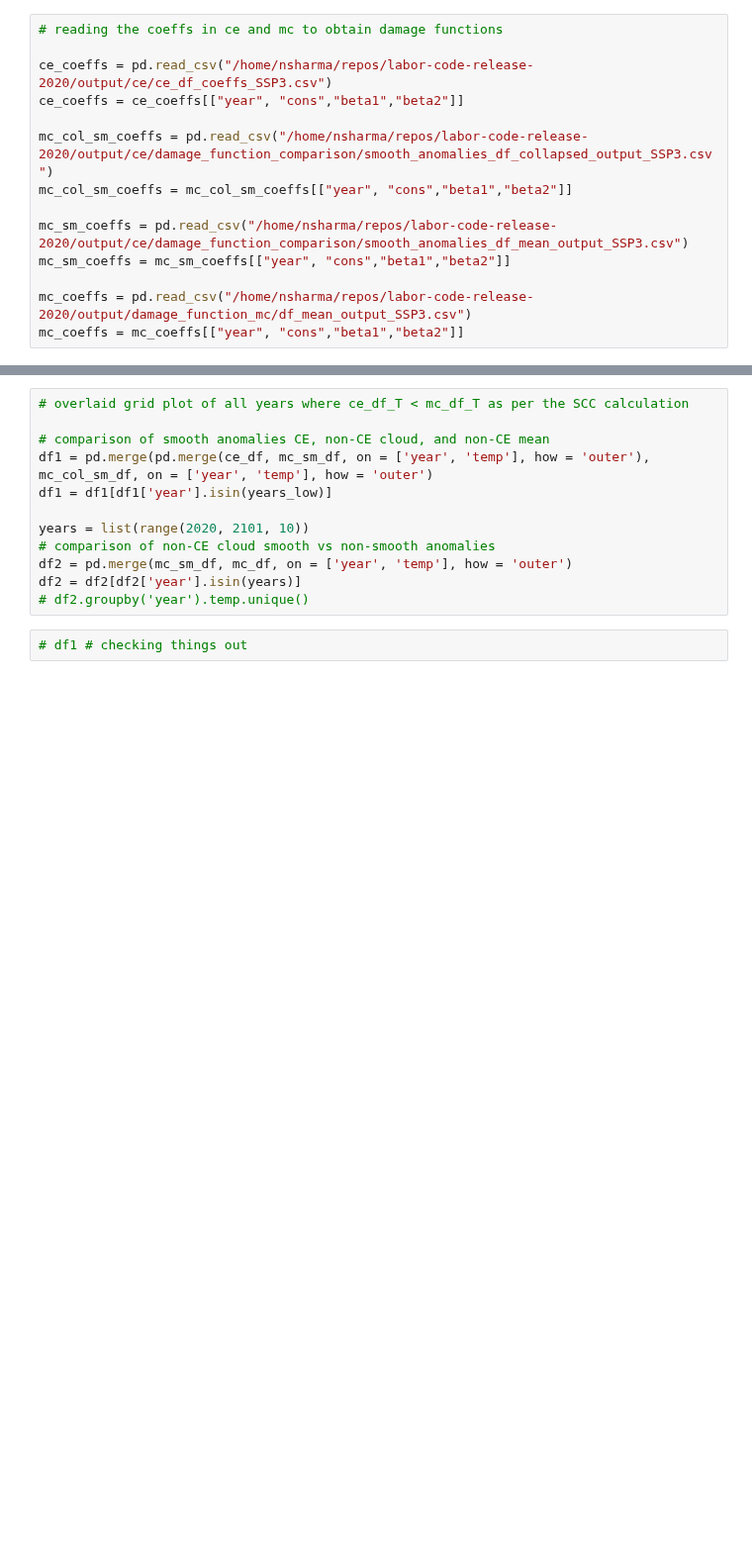
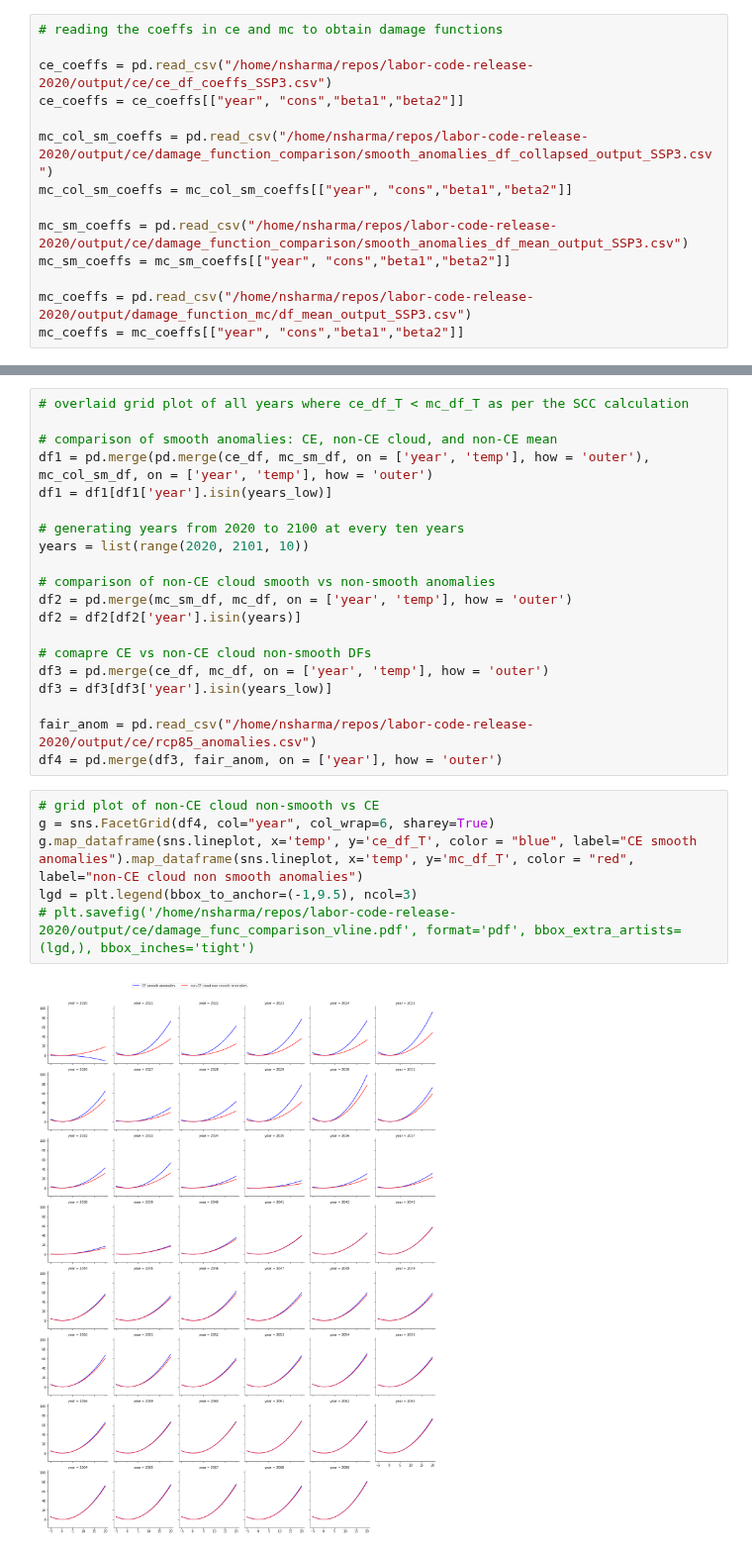
Before and after one commit to ClimateImpactLab/labor-code-release-2020, a Jupyter notebook: 4_post_projection/ce/2_scc/ce_og_SCC_comparison.ipynb, the cells around one changed output, grey strips where cells are left out. Shown at 99% size. Saved outputs shown, nothing was run; the diff lists cells and outputs as text; blank space fills up the shorter version.

```diff
--- a/4_post_projection/ce/2_scc/ce_og_SCC_comparison.ipynb
+++ b/4_post_projection/ce/2_scc/ce_og_SCC_comparison.ipynb
@@ -113,15 +167,29 @@ mc_df['mc_df_T'] = (mc_df.cons + mc_df.temp * mc_df.beta1 + mc_df.temp**2 * mc_d
 # %%
 # overlaid grid plot of all years where ce_df_T < mc_df_T as per the SCC calculation
 
-# comparison of smooth anomalies CE, non-CE cloud, and non-CE mean
+# comparison of smooth anomalies: CE, non-CE cloud, and non-CE mean
 df1 = pd.merge(pd.merge(ce_df, mc_sm_df, on = ['year', 'temp'], how = 'outer'), mc_col_sm_df, on = ['year', 'temp'], how = 'outer')
 df1 = df1[df1['year'].isin(years_low)]
 
+# generating years from 2020 to 2100 at every ten years
 years = list(range(2020, 2101, 10))
+
 # comparison of non-CE cloud smooth vs non-smooth anomalies
 df2 = pd.merge(mc_sm_df, mc_df, on = ['year', 'temp'], how = 'outer')
 df2 = df2[df2['year'].isin(years)]
-# df2.groupby('year').temp.unique()
+
+# comapre CE vs non-CE cloud non-smooth DFs
+df3 = pd.merge(ce_df, mc_df, on = ['year', 'temp'], how = 'outer')
+df3 = df3[df3['year'].isin(years_low)]
+
+fair_anom = pd.read_csv("/home/nsharma/repos/labor-code-release-2020/output/ce/rcp85_anomalies.csv")
+df4 = pd.merge(df3, fair_anom, on = ['year'], how = 'outer')
-# %%
-# df1 # checking things out
+# %%
+# grid plot of non-CE cloud non-smooth vs CE
+g = sns.FacetGrid(df4, col="year", col_wrap=6, sharey=True)
+g.map_dataframe(sns.lineplot, x='temp', y='ce_df_T', color = "blue", label="CE smooth anomalies").map_dataframe(sns.lineplot, x='temp', y='mc_df_T', color = "red", label="non-CE cloud non smooth anomalies")
+lgd = plt.legend(bbox_to_anchor=(-1,9.5), ncol=3)
+# plt.savefig('/home/nsharma/repos/labor-code-release-2020/output/ce/damage_func_comparison_vline.pdf', format='pdf', bbox_extra_artists=(lgd,), bbox_inches='tight')
+# %% [output]
+[figure, added]
 # %%
```
Also changed, not shown: parts of 13 cells of this notebook, 17 other files.
